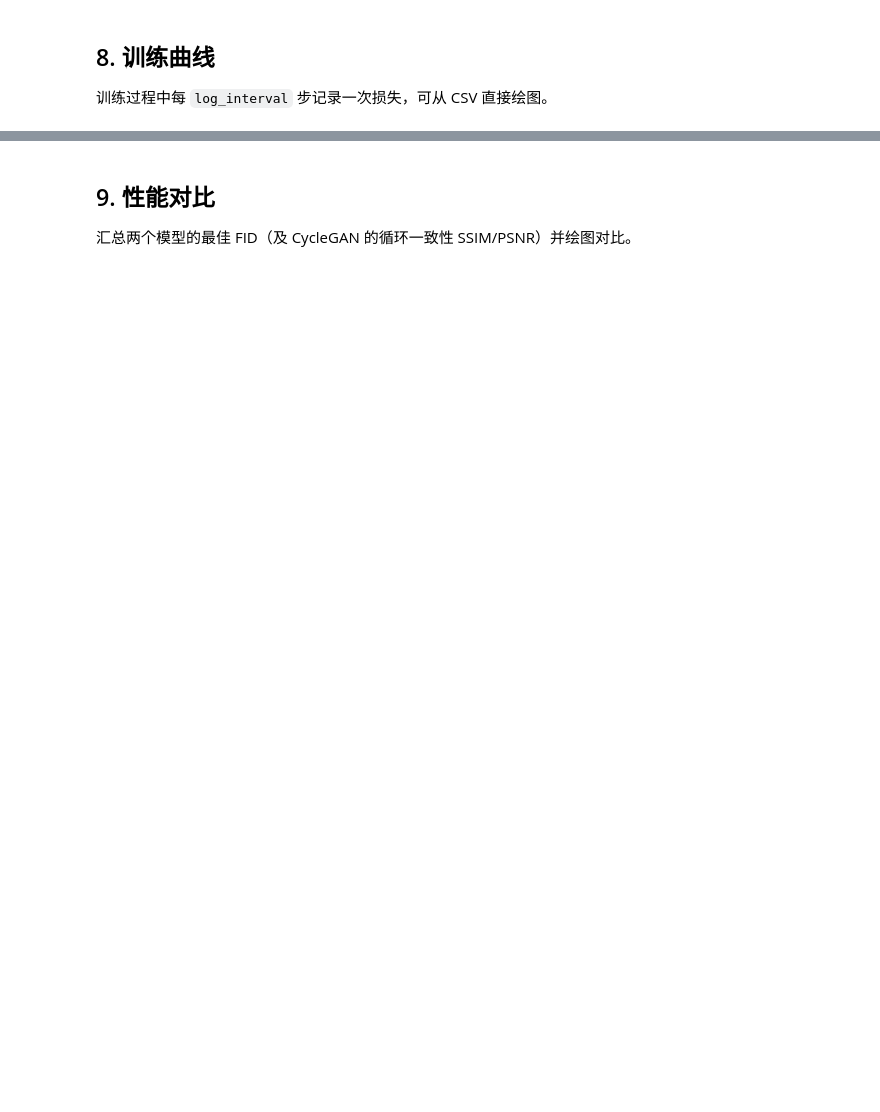
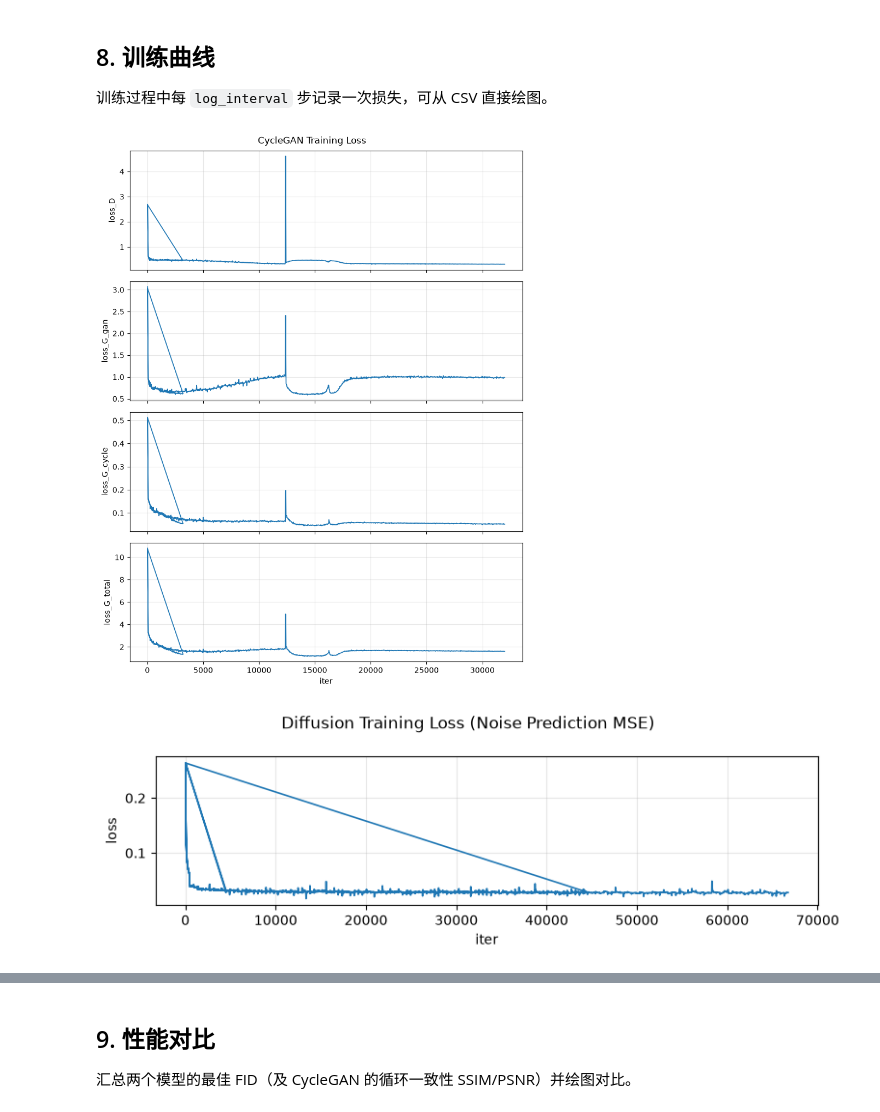
Before and after one commit to xiaoxiongtao/FETAL_PLANES_DB_gen, a Jupyter notebook: notebooks/project_overview.ipynb, the cells around one changed output, grey strips where cells are left out. Cells and saved outputs as stored; diff of their text form; code cells hidden in the pictures; blank space fills up the shorter version.

```diff
--- a/notebooks/project_overview.ipynb
+++ b/notebooks/project_overview.ipynb
@@ -199,20 +246,21 @@ visualize.show_grid(samples, nrow=per, title="Diffusion 类别条件生成（每
 # %%
 cg_log = "logs/cyclegan/train_log.csv"
 diff_log = "logs/diffusion/train_log.csv"
-
 if os.path.exists(cg_log):
     visualize.plot_training_curves(
         cg_log,
         columns=["loss_D", "loss_G_gan", "loss_G_cycle", "loss_G_total"],
-        title="CycleGAN 训练损失", x_col="iter")
+        title="CycleGAN Training Loss", x_col="iter")
 else:
-    print("未找到", cg_log, "（请先训练 CycleGAN）")
-
+    print("Not found", cg_log, "(Please train CycleGAN first)")
 if os.path.exists(diff_log):
     visualize.plot_training_curves(diff_log, columns=["loss"],
-                                   title="Diffusion 训练损失（噪声预测 MSE）", x_col="iter")
+                                   title="Diffusion Training Loss (Noise Prediction MSE)", x_col="iter")
 else:
-    print("未找到", diff_log, "（请先训练 Diffusion）")
+    print("Not found", diff_log, "(Please train Diffusion first)")
+# %% [output]
+[figure, added]
+[figure, added]
 # %%
 for model in ["cyclegan", "diffusion"]:
     fpath = f"logs/{model}/fid_history.csv"
```
Also changed, not shown: parts of 12 cells of this notebook, 1 other file.
